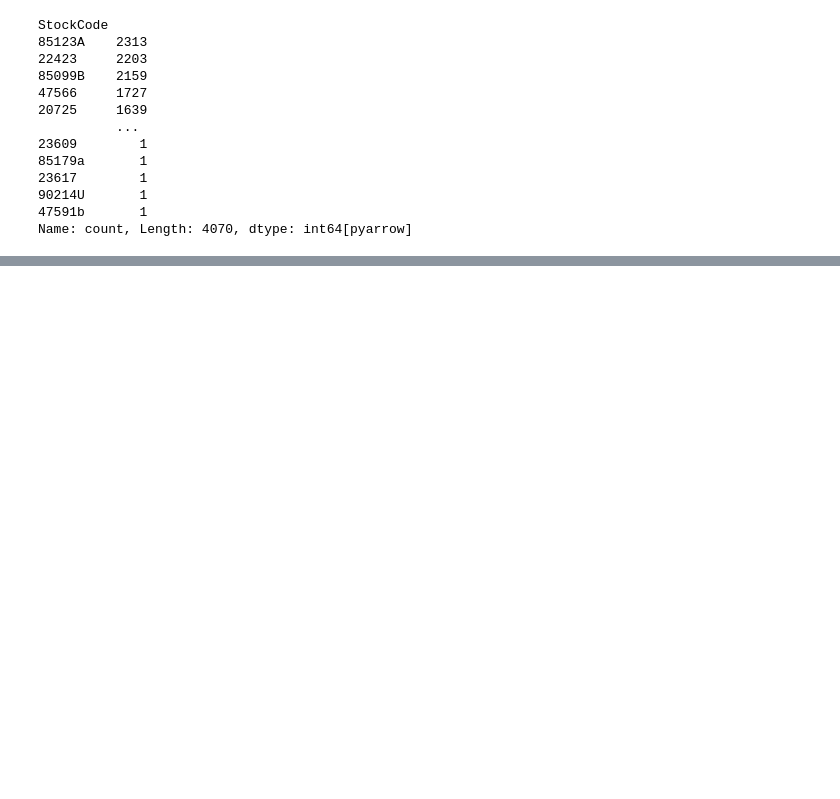
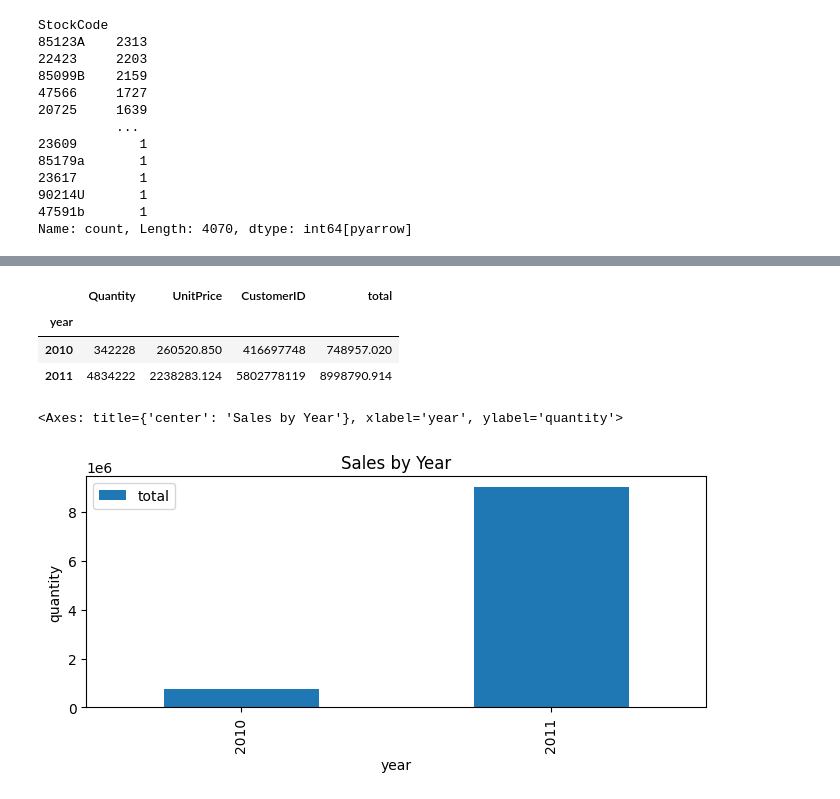
Before and after one commit to agpt8/data_science_portfolio, a Jupyter notebook: retail-data-summary.ipynb, the cells around one changed output, grey strips where cells are left out. Drawn from its saved outputs; the diff is of its cells as text; code cells hidden in the pictures; blank space fills up the shorter version.

```diff
--- a/retail-data-summary.ipynb
+++ b/retail-data-summary.ipynb
@@ -206,0 +214,22 @@ Name: count, Length: 4070, dtype: int64[pyarrow]
+# %%
+(sales_f
+    .assign(total=sales_f.Quantity * sales_f.UnitPrice, year=sales_f.InvoiceDate.dt.year)
+    .groupby('year')
+    .sum(numeric_only=True) # here numeric_only is necessary, otehrwise pandas will throw an error
+)
+# %% [output]
+|  | Quantity | UnitPrice | CustomerID | total |
+| year |  |  |  |  |
+| 2010 | 342228 | 260520.850 | 416697748 | 748957.020 |
+| 2011 | 4834222 | 2238283.124 | 5802778119 | 8998790.914 |
+# %%
+# lets plot it
+(sales_f
+    .assign(total=sales_f.Quantity * sales_f.UnitPrice, year=sales_f.InvoiceDate.dt.year)
+    .groupby('year')
+    .sum(numeric_only=True) # here numeric_only is necessary, otehrwise pandas will throw an error
+    .total.plot.bar(title='Sales by Year', figsize=(8,3), ylabel='quantity', legend=True)
+)
+# %% [output]
+<Axes: title={'center': 'Sales by Year'}, xlabel='year', ylabel='quantity'>
+[figure, added]
```
Also changed, not shown: parts of 13 cells of this notebook.
